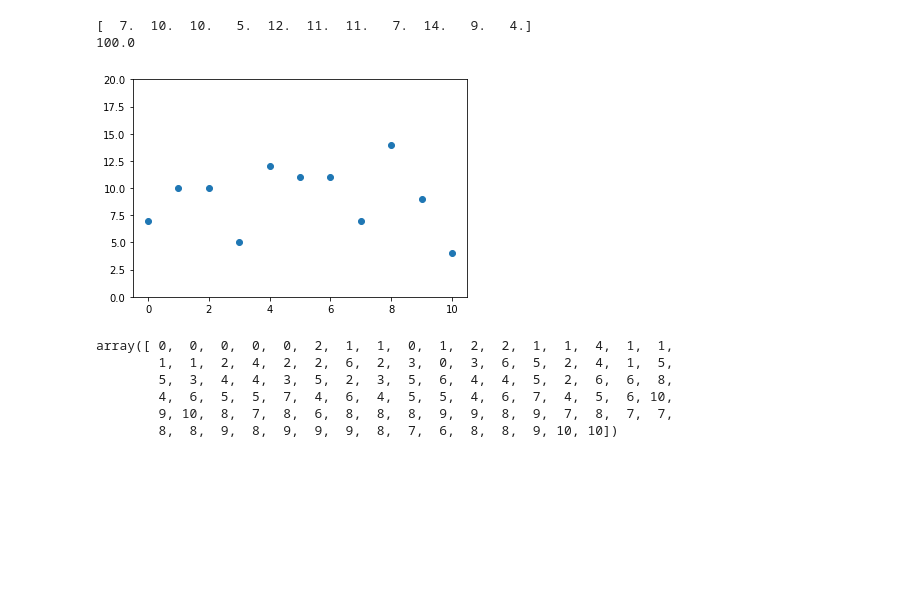
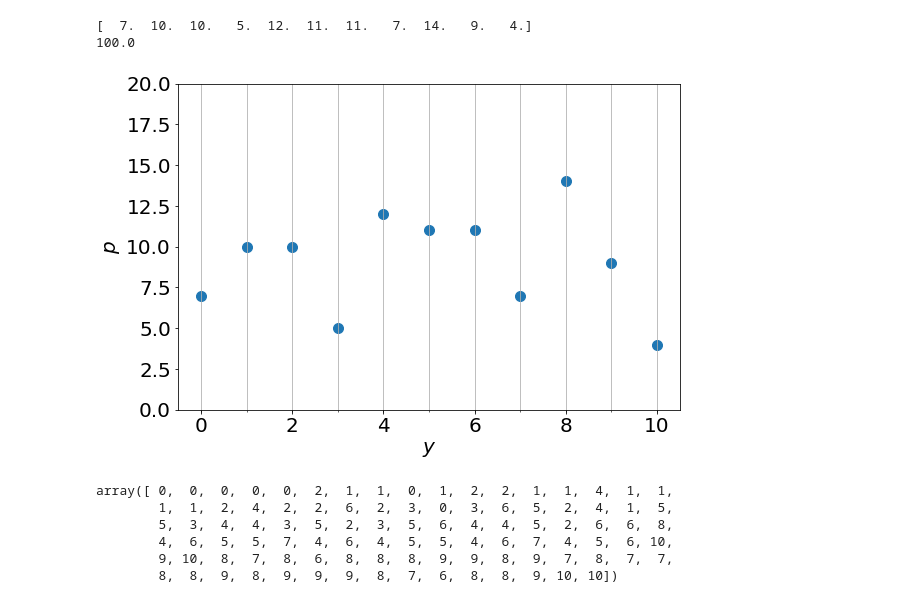
Before and after one commit to seiya-kumada/cct_blog, a Jupyter notebook: pymc3/sample_0.ipynb, the cells around one changed output. Drawn from its saved outputs; the diff is of its cells as text; code cells hidden in the pictures; blank space fills up the shorter version.

```diff
--- a/pymc3/sample_0.ipynb
+++ b/pymc3/sample_0.ipynb
@@ -41,13 +41,20 @@ print(np.sum(histo_ys))
 # %%
 import matplotlib.pyplot as plt
 %matplotlib inline
-# %%
-xs = np.arange(11)
-plt.scatter(xs, histo_ys)
-plt.ylim(0, 20)
-plt.show()
-# %% [output]
-[figure, removed]
+# %%
+import matplotlib.ticker as tick
+xs = np.arange(11)
+plt.figure(figsize=(9,6))
+plt.rcParams["font.size"] = 20
+plt.scatter(xs, histo_ys, s=100)
+plt.xlabel('$y$')
+plt.ylabel('$p$')
+plt.gca().xaxis.set_minor_locator(tick.MultipleLocator(1))
+plt.grid(which='minor')
+plt.ylim(0, 20)
+plt.show()
+# %% [output]
+[figure, added]
 # %%
 import pymc3 as pm
 # %%
```
